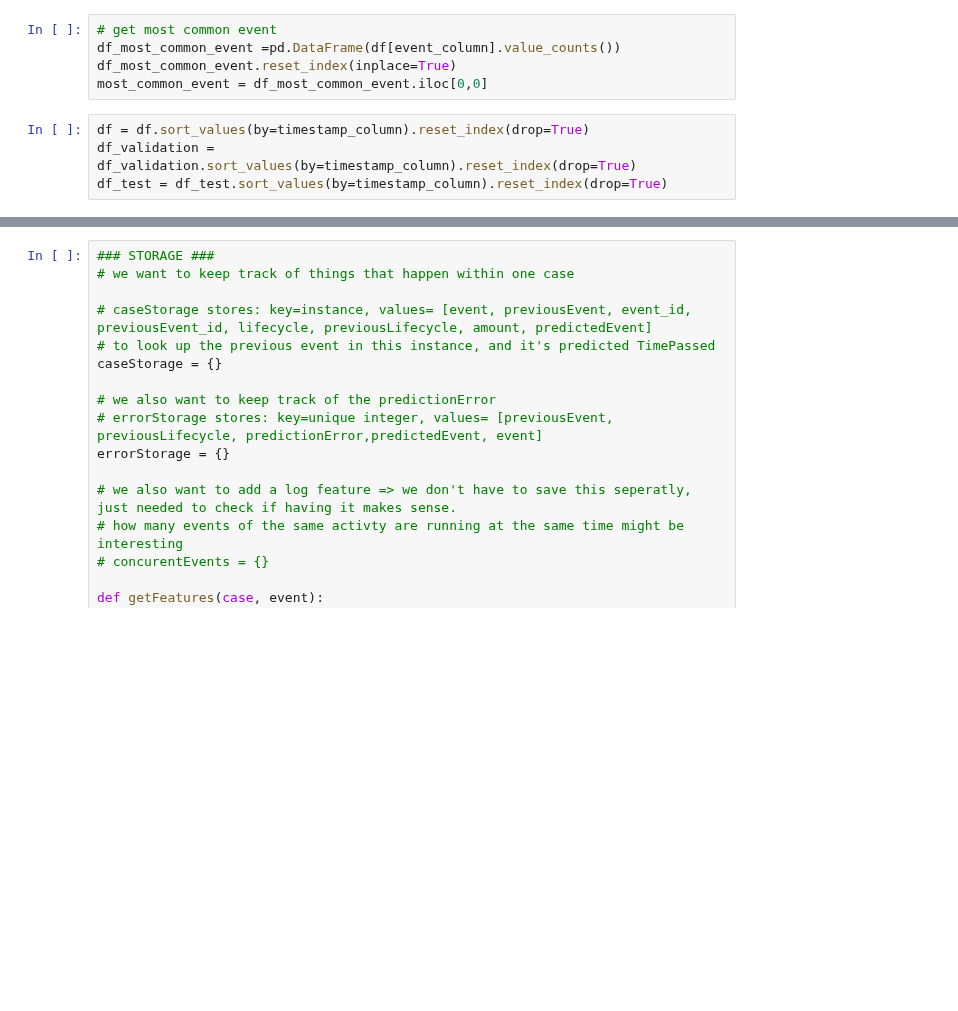
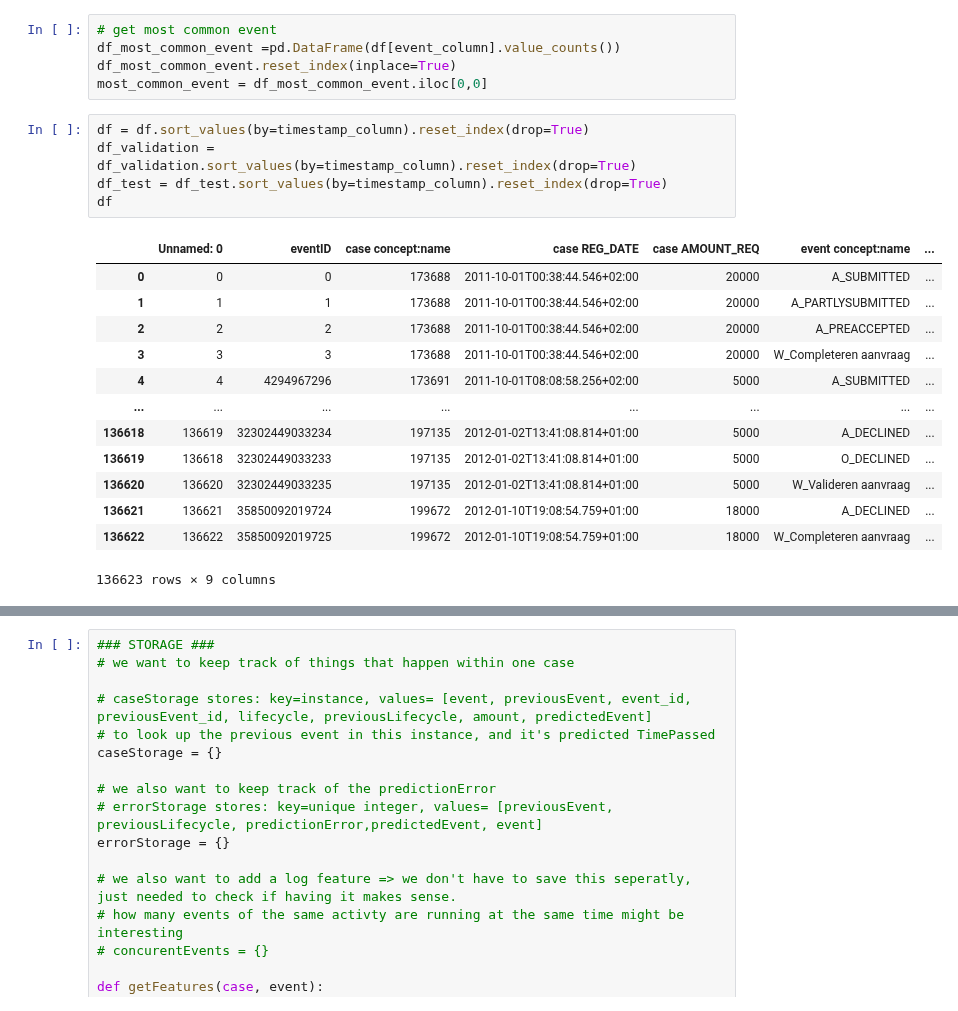
Before and after one commit to Elite-NL/Process_Mining, a Jupyter notebook: event_onTheFly.ipynb, the cells around one changed output, grey strips where cells are left out. Saved outputs shown, nothing was run; the diff lists cells and outputs as text; blank space fills up the shorter version.

```diff
--- a/event_onTheFly.ipynb
+++ b/event_onTheFly.ipynb
@@ -57,7 +57,22 @@ most_common_event = df_most_common_event.iloc[0,0]
 # %%
 df = df.sort_values(by=timestamp_column).reset_index(drop=True)
 df_validation = df_validation.sort_values(by=timestamp_column).reset_index(drop=True)
 df_test = df_test.sort_values(by=timestamp_column).reset_index(drop=True)
+df
+# %% [output]
+|  | Unnamed: 0 | eventID | case concept:name | case REG_DATE | case AMOUNT_REQ | event concept:name | ... |
+| 0 | 0 | 0 | 173688 | 2011-10-01T00:38:44.546+02:00 | 20000 | A_SUBMITTED | ... |
+| 1 | 1 | 1 | 173688 | 2011-10-01T00:38:44.546+02:00 | 20000 | A_PARTLYSUBMITTED | ... |
+| 2 | 2 | 2 | 173688 | 2011-10-01T00:38:44.546+02:00 | 20000 | A_PREACCEPTED | ... |
+| 3 | 3 | 3 | 173688 | 2011-10-01T00:38:44.546+02:00 | 20000 | W_Completeren aanvraag | ... |
+| 4 | 4 | 4294967296 | 173691 | 2011-10-01T08:08:58.256+02:00 | 5000 | A_SUBMITTED | ... |
+| ... | ... | ... | ... | ... | ... | ... | ... |
+| 136618 | 136619 | 32302449033234 | 197135 | 2012-01-02T13:41:08.814+01:00 | 5000 | A_DECLINED | ... |
+| 136619 | 136618 | 32302449033233 | 197135 | 2012-01-02T13:41:08.814+01:00 | 5000 | O_DECLINED | ... |
+| 136620 | 136620 | 32302449033235 | 197135 | 2012-01-02T13:41:08.814+01:00 | 5000 | W_Valideren aanvraag | ... |
+| 136621 | 136621 | 35850092019724 | 199672 | 2012-01-10T19:08:54.759+01:00 | 18000 | A_DECLINED | ... |
+| 136622 | 136622 | 35850092019725 | 199672 | 2012-01-10T19:08:54.759+01:00 | 18000 | W_Completeren aanvraag | ... |
+136623 rows × 9 columns
 # %%
 # additional columns that you want to include
 additionalInfo = []
```
Also changed, not shown: parts of 9 cells of this notebook.
